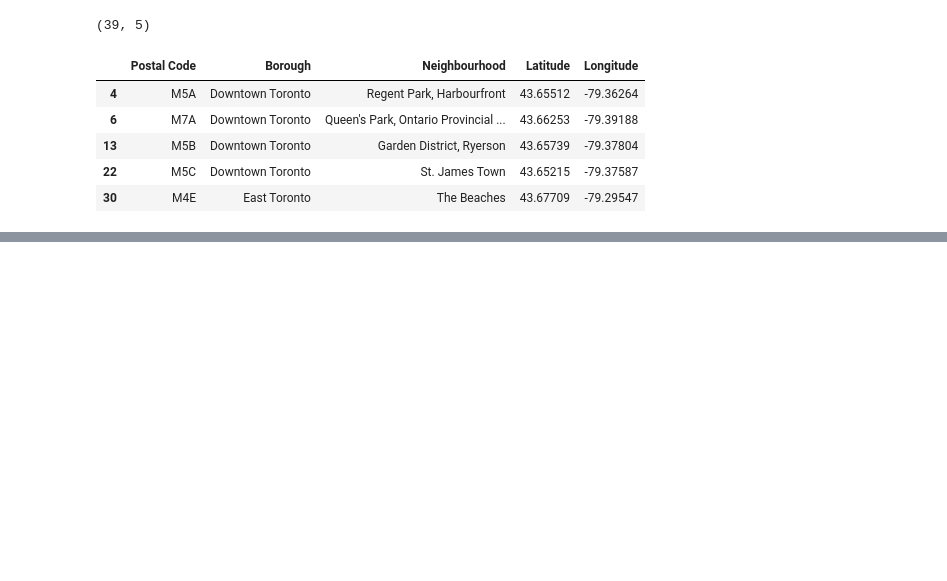
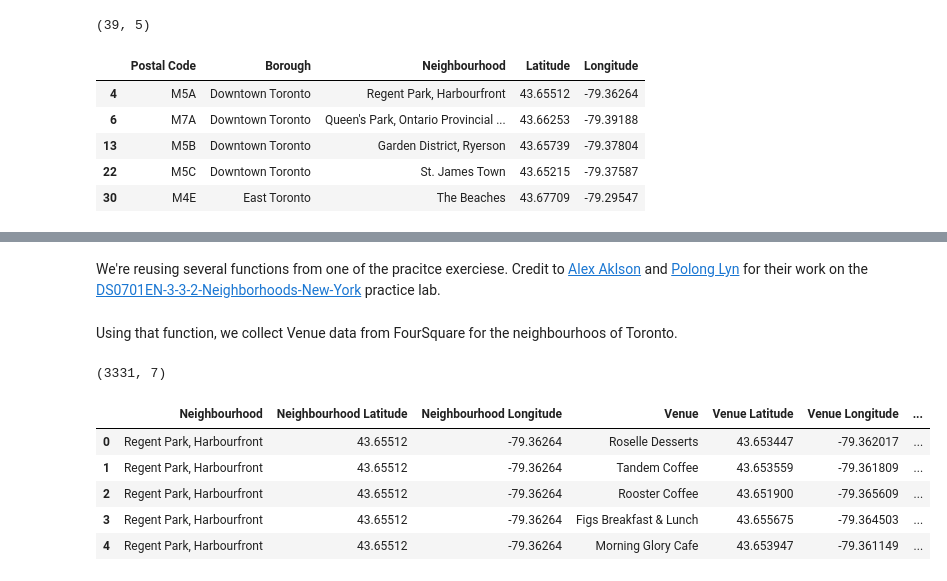
Before and after one commit to blackard/Coursera_Capstone, a Jupyter notebook: Applied Data Science Capstone Project.ipynb, the cells around one changed output, grey strips where cells are left out. Saved outputs shown, nothing was run; the diff lists cells and outputs as text; code cells hidden in the pictures; blank space fills up the shorter version.

```diff
--- a/Applied Data Science Capstone Project.ipynb
+++ b/Applied Data Science Capstone Project.ipynb
@@ -128,0 +137,12 @@ df_toronto.head()
+# %%
+# Use ArcGIS to find Toronto's latitude and longitude
+
+lat_lng_coords = None
+# loop until you get the coordinates
+while(lat_lng_coords is None):
+    # NOTE: Google failed to return results, but ArcGIS was very good at finding the coordinates
+    g = geocoder.arcgis('Toronto, Ontario')
+    lat_lng_coords = g.latlng
+
+latitude = lat_lng_coords[0]
+longitude = lat_lng_coords[1]
@@ -128,0 +192,19 @@ df_toronto.head()
+# %%
+# Next, create basic map of Toronto with the centers of each neighbourhood
+map_toronto = folium.Map(location=[latitude, longitude], zoom_start=12, control_scale = True)
+
+# add markers to map
+for index, row in df_toronto.iterrows():
+    label = '{}, {}'.format(row['Neighbourhood'], row['Borough'])
+    label = folium.Popup(label, parse_html=True)
+    folium.CircleMarker(
+        [row['Latitude'], row['Longitude']],
+        radius=5,
+        popup=label,
+        color='blue',
+        fill=True,
+        fill_color='#3186cc',
+        fill_opacity=0.7,
+        parse_html=False).add_to(map_toronto)
+
+map_toronto
@@ -128,0 +225,2 @@ df_toronto.head()
+# %% [markdown]
+We're reusing several functions from one of the pracitce exerciese.  Credit to [Alex Aklson](https://www.linkedin.com/in/aklson/) and [Polong Lyn](https://www.linkedin.com/in/polonglin) for their work on the [DS0701EN-3-3-2-Neighborhoods-New-York](https://labs.cognitiveclass.ai/tools/jupyterlab/lab/tree/labs/DS0701EN/DS0701EN-3-3-2-Neighborhoods-New-York-py-v1.0.ipynb) practice lab.
@@ -128,0 +289,20 @@ df_toronto.head()
+# %% [markdown]
+Using that function, we collect Venue data from FourSquare for the neighbourhoos of Toronto.
+# %%
+# Use the getNearbyVenues funtion to collect the nearby venue data within a kilometer
+toronto_venues = getNearbyVenues(names=df_toronto['Neighbourhood'],
+                                   latitudes=df_toronto['Latitude'],
+                                   longitudes=df_toronto['Longitude'],
+                                   radius=MAX_RADIUS
+                                  )
+
+print(toronto_venues.shape)
+toronto_venues.head()
+# %% [output]
+(3331, 7)
+|  | Neighbourhood | Neighbourhood Latitude | Neighbourhood Longitude | Venue | Venue Latitude | Venue Longitude | ... |
+| 0 | Regent Park, Harbourfront | 43.65512 | -79.36264 | Roselle Desserts | 43.653447 | -79.362017 | ... |
+| 1 | Regent Park, Harbourfront | 43.65512 | -79.36264 | Tandem Coffee | 43.653559 | -79.361809 | ... |
+| 2 | Regent Park, Harbourfront | 43.65512 | -79.36264 | Rooster Coffee | 43.651900 | -79.365609 | ... |
+| 3 | Regent Park, Harbourfront | 43.65512 | -79.36264 | Figs Breakfast & Lunch | 43.655675 | -79.364503 | ... |
+| 4 | Regent Park, Harbourfront | 43.65512 | -79.36264 | Morning Glory Cafe | 43.653947 | -79.361149 | ... |
```
Also changed, not shown: parts of 31 cells of this notebook.
